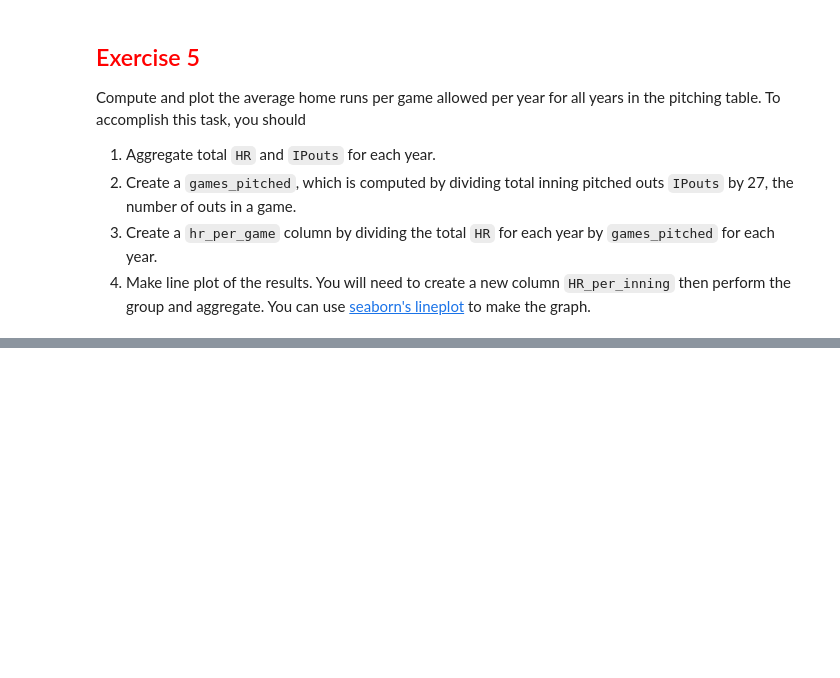
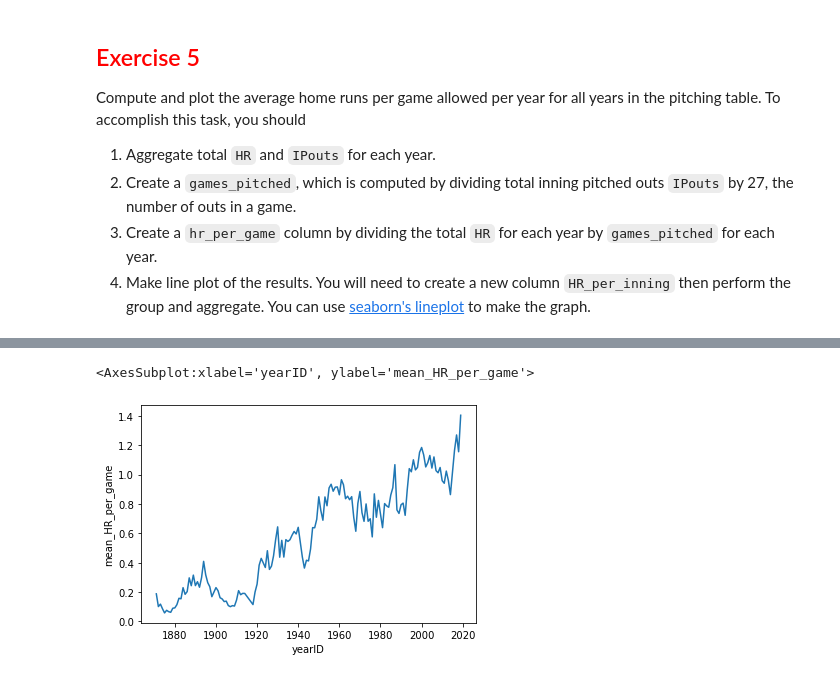
Before and after one commit to dustinvk03/module2_intro_to_pandas, a Jupyter notebook: 2_6_aggregation.ipynb, the cells around one changed output, grey strips where cells are left out. Cells and saved outputs as stored; diff of their text form; code cells hidden in the pictures; blank space fills up the shorter version.

```diff
--- a/2_6_aggregation.ipynb
+++ b/2_6_aggregation.ipynb
@@ -266,0 +284,15 @@ Compute and plot the average home runs per game allowed per year for all years i
+# %%
+# Your refactored code here
+mean_home_runs_per_game = (pitching
+                        >> select(X.HR, X.IPouts, X.yearID)
+                        >> group_by(X.yearID)
+                        >> summarise(total_HR = X.HR.sum(),
+                                    total_IPouts = X.IPouts.sum())
+                        >> ungroup()
+                        >> mutate(games_pitched = X.total_IPouts / 27)
+                        >> mutate(hr_per_game = X.total_HR / X.games_pitched)
+                        # >> mutate(HR_per_inning = X.total_HR / (9*X.games_pitched))
+                        >> group_by(X.yearID)
+                        >> summarise(mean_HR_per_game = mean(X.hr_per_game))
+                        )
+mean_home_runs_per_game
@@ -266,0 +313,7 @@ Compute and plot the average home runs per game allowed per year for all years i
+# %%
+import seaborn as sns
+
+sns.lineplot(data=mean_home_runs_per_game, x='yearID', y='mean_HR_per_game')
+# %% [output]
+<AxesSubplot:xlabel='yearID', ylabel='mean_HR_per_game'>
+[figure, added]
```
Also changed, not shown: parts of 4 cells of this notebook.
